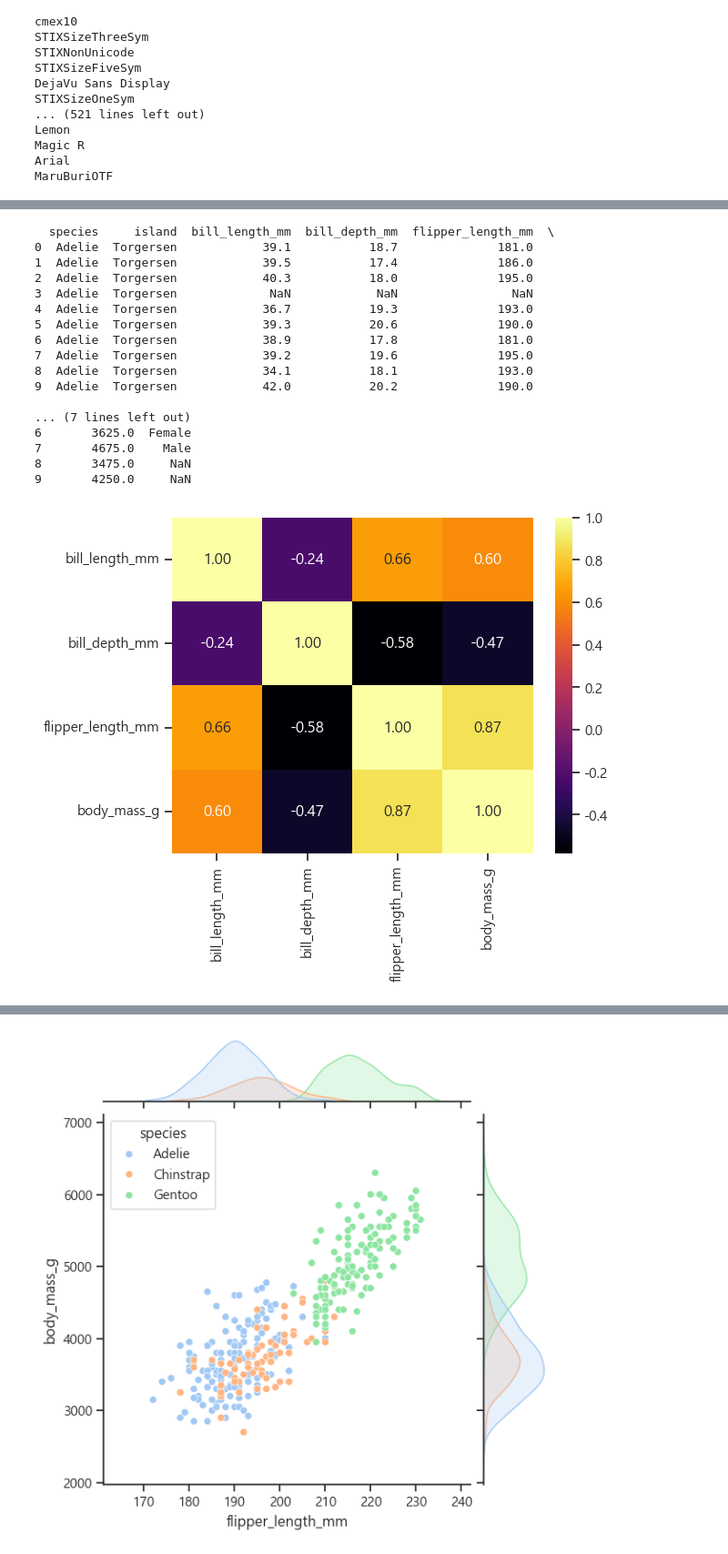
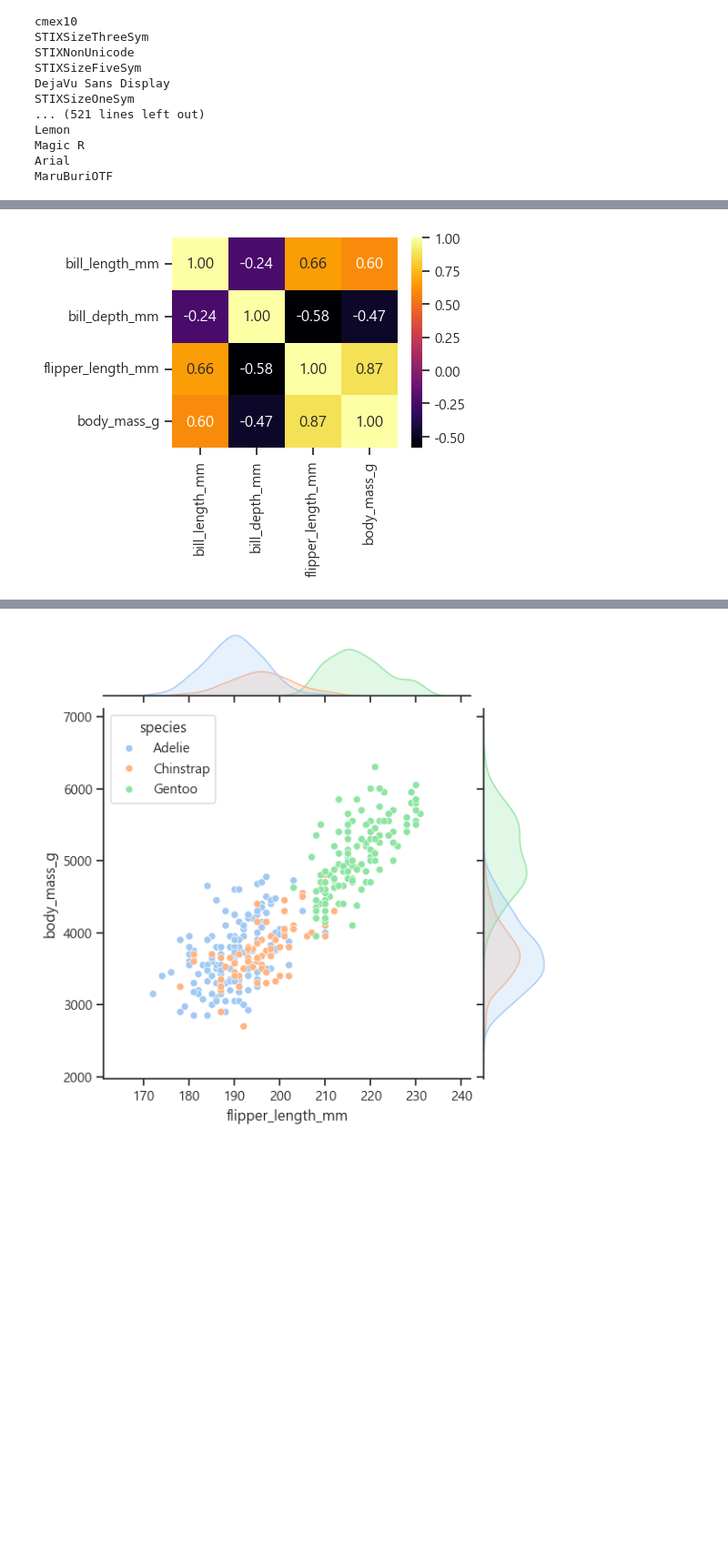
Before and after one commit to Subin928/RE_python_5th, a Jupyter notebook: DataAnalysis/08_seaborn.ipynb, the cells around one changed output, grey strips where cells are left out. Shown at 91% size. Drawn from its saved outputs; the diff is of its cells as text; code cells hidden in the pictures; blank space fills up the shorter version.

```diff
--- a/DataAnalysis/08_seaborn.ipynb
+++ b/DataAnalysis/08_seaborn.ipynb
@@ -116,38 +122,22 @@ plt.show()
 # %%
 # heatmap()
 # 상관계수행렬의 그래프
+fig, ax = plt.subplots(figsize=(4, 3))
+
 penguins = sns.load_dataset("penguins")
-print(penguins.head(10))
+corr = penguins.corr(numeric_only=True)
+
+sns.heatmap(corr, annot=True, fmt=".2f", cmap="inferno", ax=ax)
+plt.show()
 
 # 상관계수행렬
 # - 상관계수: 두 변수 사이의 직선 관계가 얼마나 강한지를 숫자로 표현한 값
 # - heatmap에서 색으로 표시되는 숫자가 상관계수
 # 1: 양의 상관관계(하나가 증가하면 다른 것도 같은 비율로 증가)
 # ex) 키와 몸무게
 # -1: 음의 상관관계 (하나가 증가하면 다른 변수는 감소)
 # ex) 공부시간과 실수 개수
-
-corr = penguins.corr(numeric_only=True)
-sns.heatmap(corr, annot=True, fmt=".2f", cmap="inferno")
-plt.show()
 # %% [output]
-  species     island  bill_length_mm  bill_depth_mm  flipper_length_mm  \
-0  Adelie  Torgersen            39.1           18.7              181.0
-1  Adelie  Torgersen            39.5           17.4              186.0
-2  Adelie  Torgersen            40.3           18.0              195.0
-3  Adelie  Torgersen             NaN            NaN                NaN
-4  Adelie  Torgersen            36.7           19.3              193.0
-5  Adelie  Torgersen            39.3           20.6              190.0
-6  Adelie  Torgersen            38.9           17.8              181.0
-7  Adelie  Torgersen            39.2           19.6              195.0
-8  Adelie  Torgersen            34.1           18.1              193.0
-9  Adelie  Torgersen            42.0           20.2              190.0
-
-... (7 lines left out)
-6       3625.0  Female
-7       4675.0    Male
-8       3475.0     NaN
-9       4250.0     NaN
-[figure, old version]
+[figure, new version]
 # %%
 # jointplot()
```
Also changed, not shown: parts of 6 cells of this notebook.
